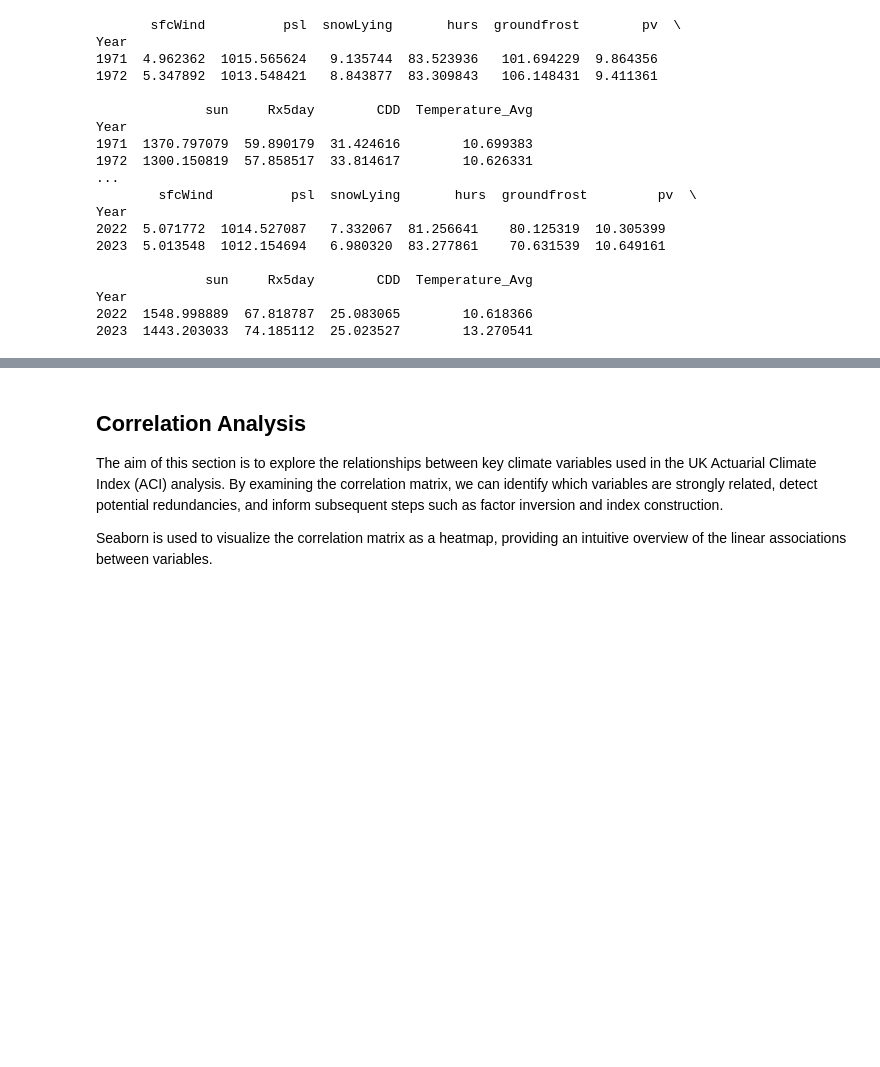
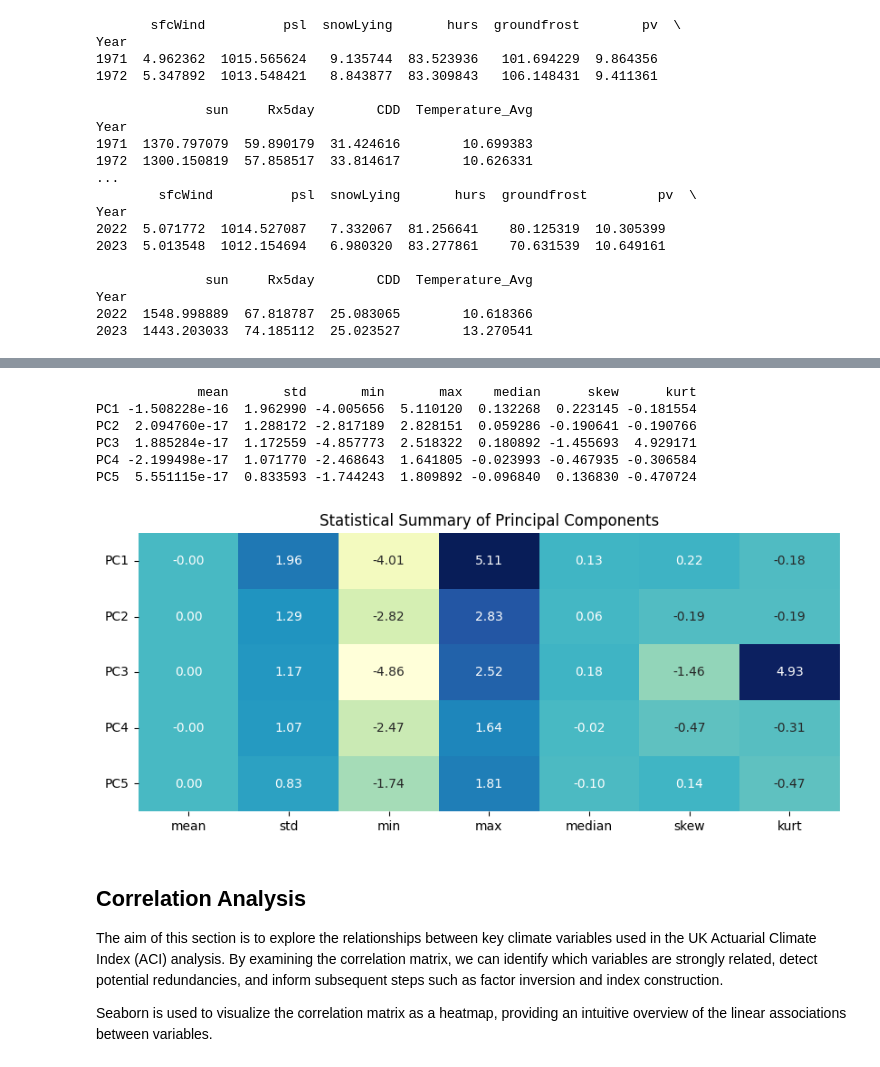
Before and after one commit to kgosiruri/UK-ACI, a Jupyter notebook: final.ipynb, the cells around one changed output, grey strips where cells are left out. Drawn from its saved outputs; the diff is of its cells as text; code cells hidden in the pictures; blank space fills up the shorter version.

```diff
--- a/final.ipynb
+++ b/final.ipynb
@@ -200,3 +242,40 @@ Year
+# %%
+import pandas as pd
+import numpy as np
+import seaborn as sns
+
+# Prepare column names for the principal components
+n_components = pcn_time_series.shape[1]
+pc_columns = [f"PC{i+1}" for i in range(n_components)]
+
+# Create a DataFrame for easier analysis
+pcn_df = pd.DataFrame(pcn_time_series, index=years, columns=pc_columns)
+
+# Compute statistics for each principal component
+stats = pcn_df.agg(['mean', 'std', 'min', 'max', 'median', 'skew', 'kurt'])
+
+# Transpose for a table format (PCs as rows)
+stats_table = stats.T
+
+# Display the table
+print(stats_table)
+
+# Optionally, display as a nicely formatted table in Jupyter
+import matplotlib.pyplot as plt
+
+plt.figure(figsize=(10, 4))
+sns.heatmap(stats_table, annot=True, fmt=".2f", cmap="YlGnBu", cbar=False)
+plt.title("Statistical Summary of Principal Components")
+plt.yticks(rotation=0)
+plt.show()
+# %% [output]
+             mean       std       min       max    median      skew      kurt
+PC1 -1.508228e-16  1.962990 -4.005656  5.110120  0.132268  0.223145 -0.181554
+PC2  2.094760e-17  1.288172 -2.817189  2.828151  0.059286 -0.190641 -0.190766
+PC3  1.885284e-17  1.172559 -4.857773  2.518322  0.180892 -1.455693  4.929171
+PC4 -2.199498e-17  1.071770 -2.468643  1.641805 -0.023993 -0.467935 -0.306584
+PC5  5.551115e-17  0.833593 -1.744243  1.809892 -0.096840  0.136830 -0.470724
+[figure, added]
 # %% [markdown]
 ## Correlation Analysis
 
```
Also changed, not shown: parts of 20 cells of this notebook, 39 other files.
